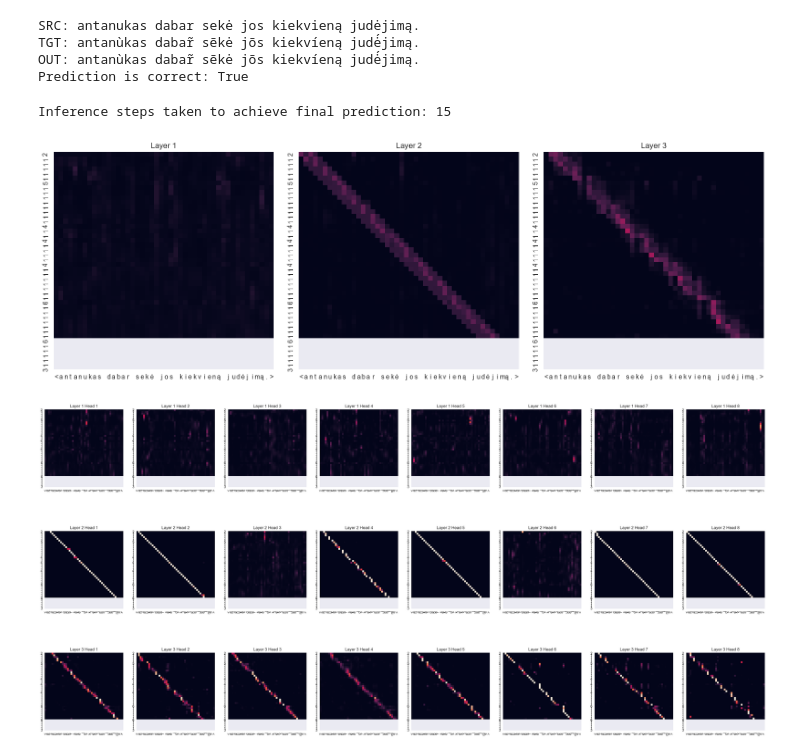
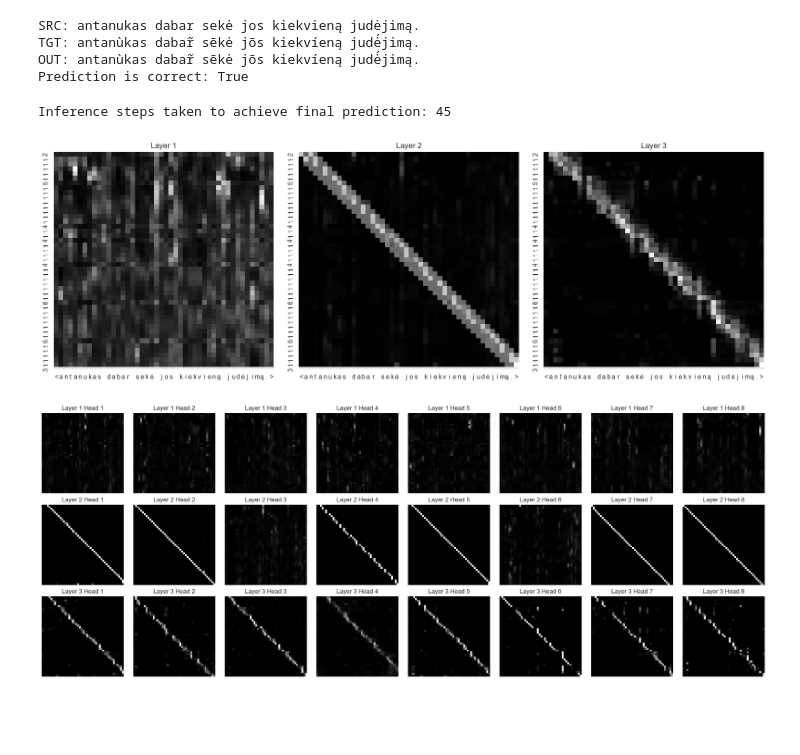
Before and after one commit to robertmackevic/ma-lt-stressing, a Jupyter notebook: attention-map-analysis.ipynb, the cells around one changed output. Drawn from its saved outputs; the diff is of its cells as text; code cells hidden in the pictures; blank space fills up the shorter version.

Commit message:
Updated notebooks and added regular greedy decoding.

```diff
--- a/attention-map-analysis.ipynb
+++ b/attention-map-analysis.ipynb
@@ -60,7 +60,7 @@ print("TGT:", target)
 for buffer in output_buffers:
     buffer.clear()
 
-output = inference.text_decoding(source)
+output = inference.text_decoding(source, seed=inference.config.seed, with_rules=False)
 print("OUT:", output)
 print("Prediction is correct:", output == target)
 # %% [output]
@@ -87,7 +87,7 @@ FINAL_INFERENCE_STEP = -1
 
 print("Inference steps taken to achieve final prediction:", len(output_buffers[0].outputs))
 # %% [output]
-Inference steps taken to achieve final prediction: 15
+Inference steps taken to achieve final prediction: 45
 # %%
 # Visualize averaged attention maps of each layer
 
@@ -97,6 +97,7 @@ fig.tight_layout()
 for layer_idx in range(module.num_layers):
     averaged_layer_weights = output_buffers[layer_idx].outputs[FINAL_INFERENCE_STEP].mean(dim=0)
     attention_map = averaged_layer_weights.detach().cpu().numpy()
+    attention_map = (attention_map - attention_map.min()) / (attention_map.max() - attention_map.min() + 1e-8)
     ax = axs[layer_idx]
     seaborn.heatmap(
         attention_map,
@@ -105,35 +106,42 @@ for layer_idx in range(module.num_layers):
         square=True,
         vmin=0.0, vmax=1.0,
         cbar=False,
-        ax=ax
+        ax=ax,
+        cmap="Greys_r"
     )
     ax.set_title(f"Layer {layer_idx + 1}")
     ax.grid(False)
 # %% [output]
-[figure, old version]
+[figure, new version]
 # %%
 # Visualize attention maps of every head in each layer
 
-fig, axs = plt.subplots(module.num_layers, inference.model.transformer.nhead, figsize=(30, 15))
-fig.tight_layout()
+fig, axs = plt.subplots(
+    module.num_layers,
+    inference.model.transformer.nhead,
+    figsize=(inference.model.transformer.nhead * 2.5, module.num_layers * 2.5),
+    constrained_layout=True
+)
 
 for layer_idx in range(module.num_layers):
     layer_weights = output_buffers[layer_idx].outputs[FINAL_INFERENCE_STEP]
 
     for head_idx in range(inference.model.transformer.nhead):
         head_weights = layer_weights[head_idx]
         attention_map = head_weights.detach().cpu().numpy()
         ax = axs[layer_idx][head_idx]
         seaborn.heatmap(
             attention_map,
             xticklabels=x_labels,
             yticklabels=y_labels,
             square=True,
             vmin=0.0, vmax=1.0,
             cbar=False,
-            ax=ax
+            ax=ax,
+            cmap="Greys_r"
         )
         ax.set_title(f"Layer {layer_idx + 1} Head {head_idx + 1}")
         ax.grid(False)
+        ax.axis("off")
 # %% [output]
-[figure, old version]
+[figure, new version]
```
Also changed, not shown: 4 other files.
